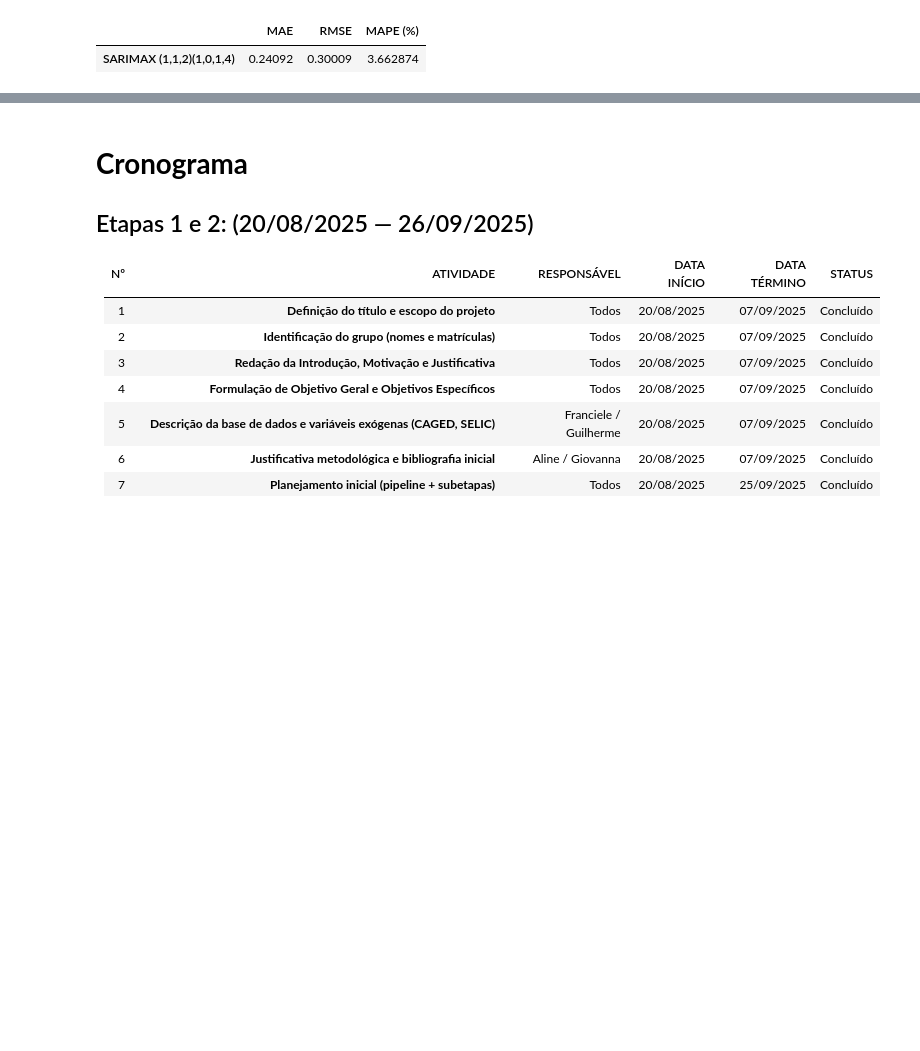
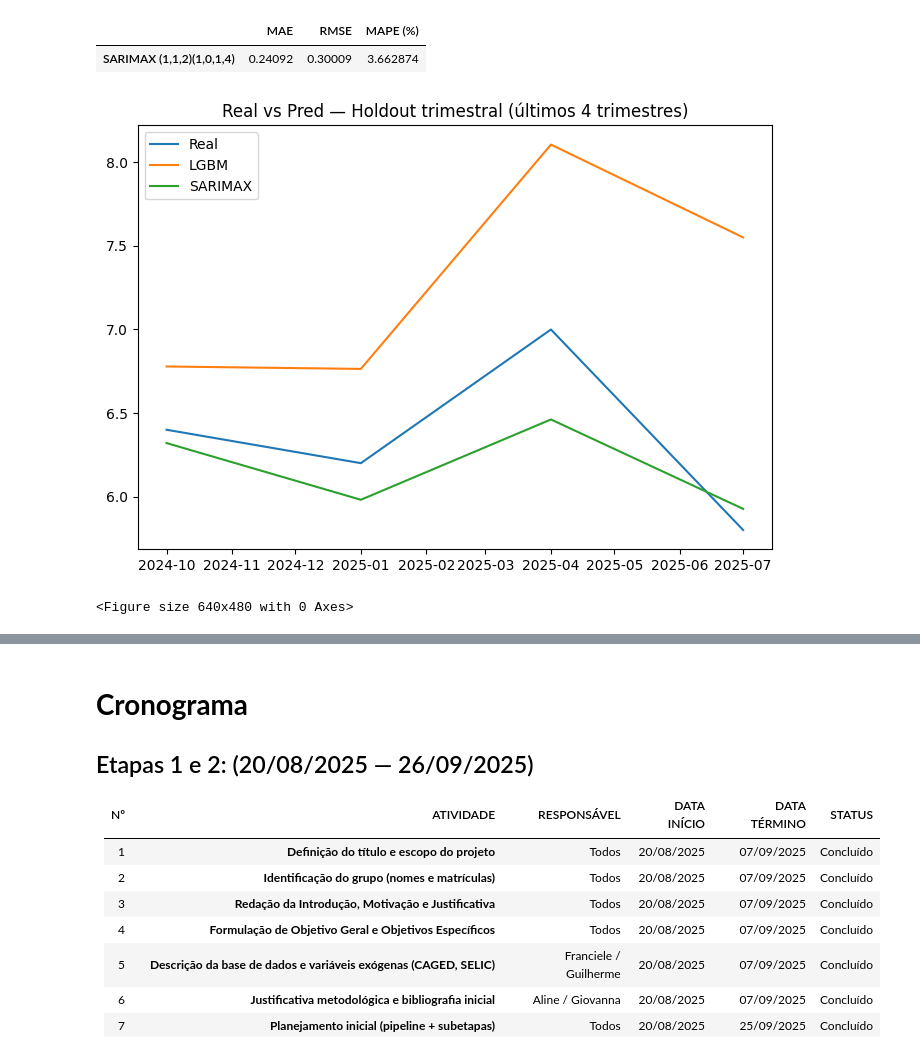
Before and after one commit to fpaterni10/projeto-aplicado-iv-desemprego-br, a Jupyter notebook: notebooks/entrega3/cd_projeto_aplicado_IV_entrega_3.ipynb, the cells around one changed output, grey strips where cells are left out. Drawn from its saved outputs; the diff is of its cells as text; code cells hidden in the pictures; blank space fills up the shorter version.

```diff
--- a/notebooks/entrega3/cd_projeto_aplicado_IV_entrega_3.ipynb
+++ b/notebooks/entrega3/cd_projeto_aplicado_IV_entrega_3.ipynb
@@ -241,3 +277,22 @@ O conjunto de resultados consolida a base metodológica para a Etapa 4, garantin
+# %%
+# === Utilitários: métricas e split temporal ===
+from typing import Tuple
+from sklearn.metrics import mean_absolute_error, mean_squared_error
+
+def temporal_holdout(df_: pd.DataFrame, n_test: int = 4) -> Tuple[pd.DataFrame, pd.DataFrame]:
+    df_ = df_.sort_index().copy()
+    test = df_.iloc[-n_test:].copy()
+    train = df_.iloc[:-n_test].copy()
+    assert train.index.max() < test.index.min()
+    return train, test
+
+def metrics_report(y_true, y_pred, prefix="Modelo") -> pd.DataFrame:
+    y_true = np.asarray(y_true, dtype=float)
+    y_pred = np.asarray(y_pred, dtype=float)
+    mae  = mean_absolute_error(y_true, y_pred)
+    rmse = mean_squared_error(y_true, y_pred, squared=False)   # RMSE
+    mape = (np.abs((y_true - y_pred) / np.clip(np.abs(y_true), 1e-8, None))).mean() * 100
+    return pd.DataFrame({"MAE":[mae], "RMSE":[rmse], "MAPE (%)":[mape]}, index=[prefix])
 # %% [markdown]
 # **Modelo base**
 
@@ -530,0 +428,23 @@ dflgb = dflgb.dropna(subset=features + [target]).reset_index(drop=True)
+# %%
+# 📈 Real vs Pred — Holdout trimestral (últimos 4 trimestres)
+import matplotlib.pyplot as plt
+import os
+
+# eixo temporal do holdout (usa o índice temporal; se estiver em coluna, use test_lgb["data"])
+t = test_lgb.index if hasattr(test_lgb.index, "freq") else test_lgb["data"]
+
+plt.figure(figsize=(7,5))
+plt.plot(t, y_test,     label="Real")
+plt.plot(t, pred_lgb,   label="LGBM")
+plt.plot(t, pred_sar,   label="SARIMAX")
+plt.title("Real vs Pred — Holdout trimestral (últimos 4 trimestres)")
+plt.legend()
+plt.tight_layout()
+plt.show()
+
+# (opcional) salvar no repositório para usar no README/relatório
+os.makedirs("docs/figuras", exist_ok=True)
+plt.savefig("docs/figuras/real_vs_pred_holdout.png", dpi=160, bbox_inches="tight")
+# %% [output]
+[figure, added]
+<Figure size 640x480 with 0 Axes>
```
Also changed, not shown: parts of 18 cells of this notebook.
